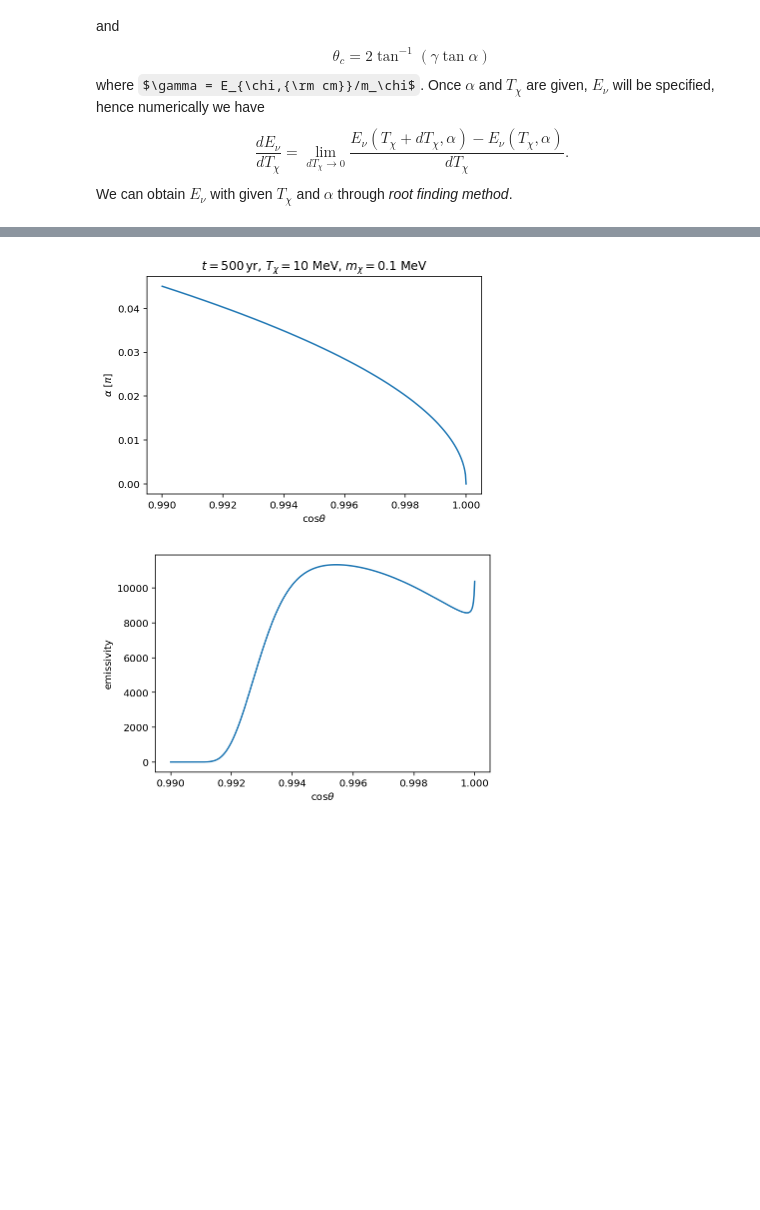
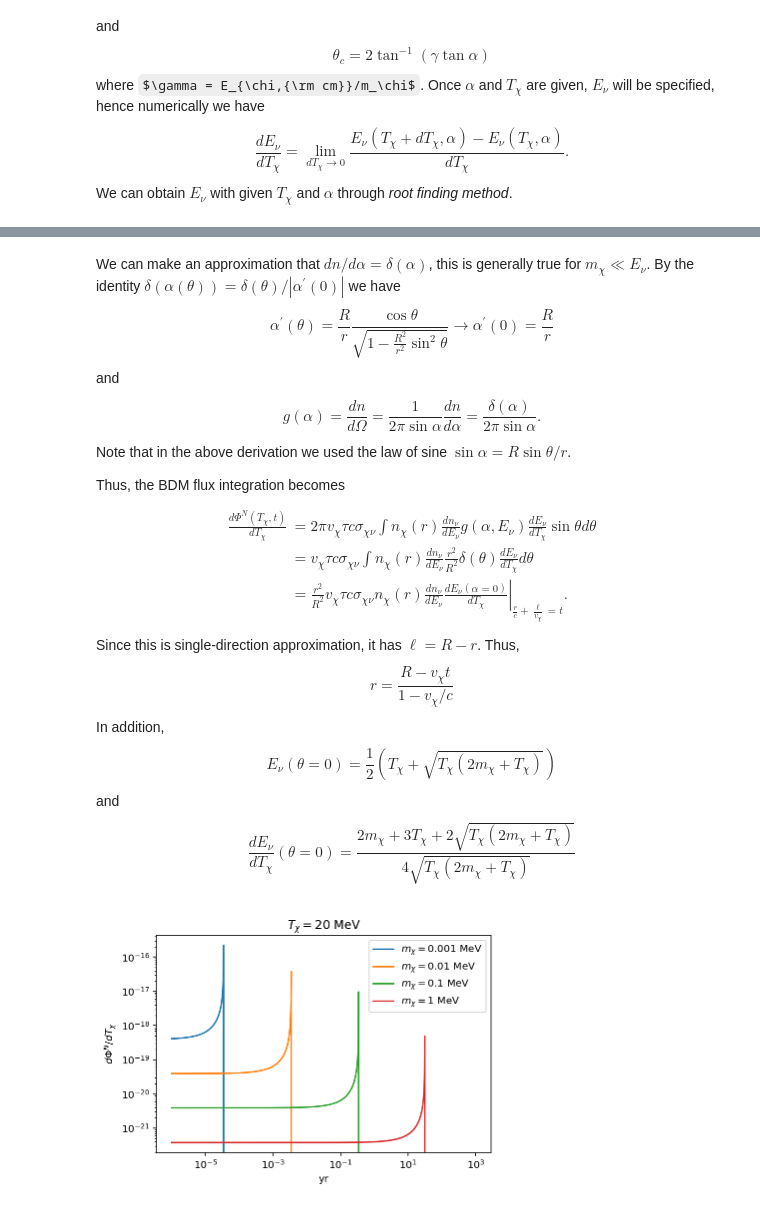
Before and after one commit to yenhsunlin/SNnuBDM, a Jupyter notebook: bdm_flux.ipynb, the cells around one changed output, grey strips where cells are left out. Saved outputs shown, nothing was run; the diff lists cells and outputs as text; code cells hidden in the pictures; some formulas as TeX source; blank space fills up the shorter version.

```diff
--- a/bdm_flux.ipynb
+++ b/bdm_flux.ipynb
@@ -396,0 +299,11 @@ plt.show()
+# %%
+alpha_ls = np.linspace(0,0.22,1000)
+mx1 = 0.001
+mx2 = 5
+Tx = 20
+g1 = []
+g2 = []
+#gls_01keV = []
+for a in alpha_ls:
+    g1.append(2*np.pi*np.sin(a)*g(Ev(Tx,mx1,a*np.pi),mx1,a*np.pi))
+    g2.append(2*np.pi*np.sin(a)*g(Ev(Tx,mx2,a*np.pi),mx2,a*np.pi))
@@ -549,0 +499,29 @@ plt.show()
+# %% [markdown]
+We can make an approximation that $dn/d\alpha=\delta(\alpha)$, this is generally true for $m_\chi \ll E_\nu$. By the identity $\delta(\alpha(\theta))=\delta(\theta)/|\alpha^\prime(0)|$ we have
+$$
+\alpha^\prime(\theta)=\frac{R}{r}\frac{\cos\theta}{\sqrt{1-\frac{R^2}{r^2}\sin^2\theta}}\to \alpha^\prime(0)=\frac{R}{r}
+$$
+and
+$$
+g(\alpha)=\frac{dn}{d\Omega}=\frac{1}{2\pi \sin\alpha}\frac{dn}{d\alpha}=\frac{\delta(\alpha)}{2\pi \sin\alpha}.
+$$
+Note that in the above derivation we used the law of sine $\sin\alpha = R\sin\theta/r$.
+
+Thus, the BDM flux integration becomes
+\begin{align*}
+\frac{d\Phi^{N}(T_{\chi},t)}{dT_{\chi}} & =2\pi v_{\chi}\tau c\sigma_{\chi\nu}\int n_{\chi}(r)\frac{dn_{\nu}}{dE_{\nu}}g(\alpha,E_{\nu})\frac{dE_{\nu}}{dT_{\chi}}\sin\theta d\theta\\
+ & =v_{\chi}\tau c\sigma_{\chi\nu}\int n_{\chi}(r)\frac{dn_{\nu}}{dE_{\nu}}\frac{r^{2}}{R^{2}}\delta(\theta)\frac{dE_{\nu}}{dT_{\chi}}d\theta\\
+ & =\left.\frac{r^{2}}{R^{2}}v_{\chi}\tau c\sigma_{\chi\nu}n_{\chi}(r)\frac{dn_{\nu}}{dE_{\nu}}\frac{dE_{\nu}(\alpha=0)}{dT_{\chi}}\right|_{\frac{r}{c}+\frac{\ell}{v_{\chi}}=t}.
+\end{align*}
+Since this is single-direction approximation, it has $\ell = R-r$. Thus,
+$$
+r = \frac{R-v_\chi t}{1-v_\chi/c}
+$$
+In addition,
+$$
+E_\nu(\theta=0) = \frac{1}{2}(T_\chi+\sqrt{T_\chi(2m_\chi+T_\chi)})
+$$
+and
+$$
+\frac{dE_\nu}{dT_\chi}(\theta=0) = \frac{2m_\chi+3T_\chi+2\sqrt{T_\chi(2m_\chi+T_\chi)}}{4\sqrt{T_\chi(2m_\chi+T_\chi)}}
+$$
@@ -573,19 +587,14 @@ def diag(t,Tx,mx,events=100,crange=[0,1],rho=184,rs=24.42,Lv=Lv,R=8.5):
 # %%
-mdm = 0.1
-Tdm = 10
-cos_ls,alpha_ls,xemis_ls=diag(0.1*yr,Tdm,mdm,events=500,crange=[0.99,1])
-plt.plot(cos_ls,alpha_ls/np.pi)
-plt.title(r'$t=500\,{\rm yr},\,T_\chi=$'+str(Tdm)+r' MeV, $m_\chi=$'+str(mdm)+' MeV')
-plt.xlabel(r'$\cos\theta$')
-plt.ylabel(r'$\alpha$ [$\pi$]')
-#plt.savefig('cos-alpha.png',dpi=150)
+plt.plot(yrls,fluxmx1_single,label='$m_\chi=$' +str(mx1) +' MeV')
+plt.plot(yrls,fluxmx2_single,label='$m_\chi=$' +str(mx2) +' MeV')
+plt.plot(yrls,fluxmx3_single,label='$m_\chi=$' +str(mx3) +' MeV')
+plt.plot(yrls,fluxmx4_single,label='$m_\chi=$' +str(mx4) +' MeV')
+plt.xscale('log')
+plt.yscale('log')
+plt.xlabel('yr')
+plt.ylabel(r'$d\Phi^N/dT_\chi$')
+plt.title(r'$T_\chi =$'+str(Tx)+' MeV')
+plt.legend(loc='best')
 plt.show()
-plt.plot(cos_ls,xemis_ls)
-#plt.yscale('log')
-plt.xlabel(r'$\cos\theta$')
-plt.ylabel(r'emissivity')
-#plt.savefig('cos-emm.png',dpi=150)
-plt.show()
 # %% [output]
-[figure, old version]
+[figure, new version]
-[figure, removed]
```
Also changed, not shown: parts of 22 cells of this notebook.
